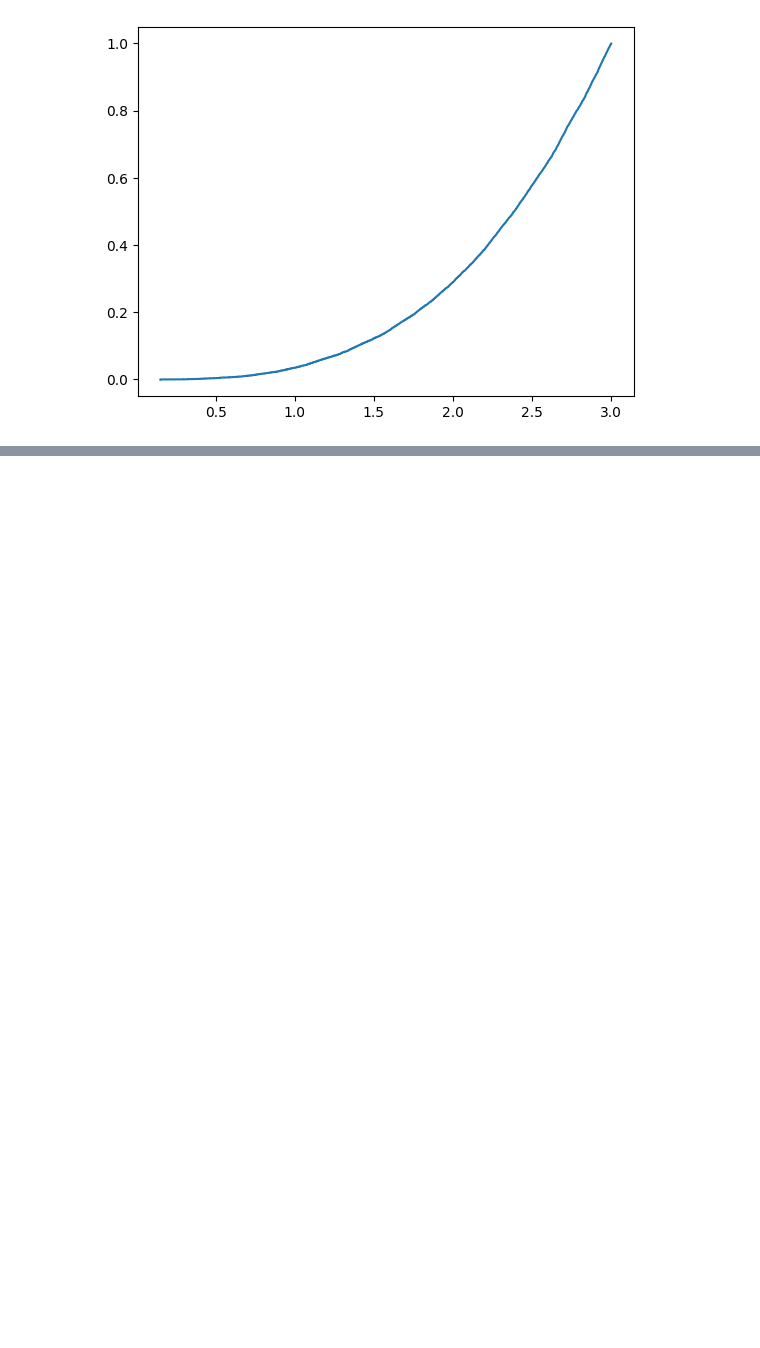
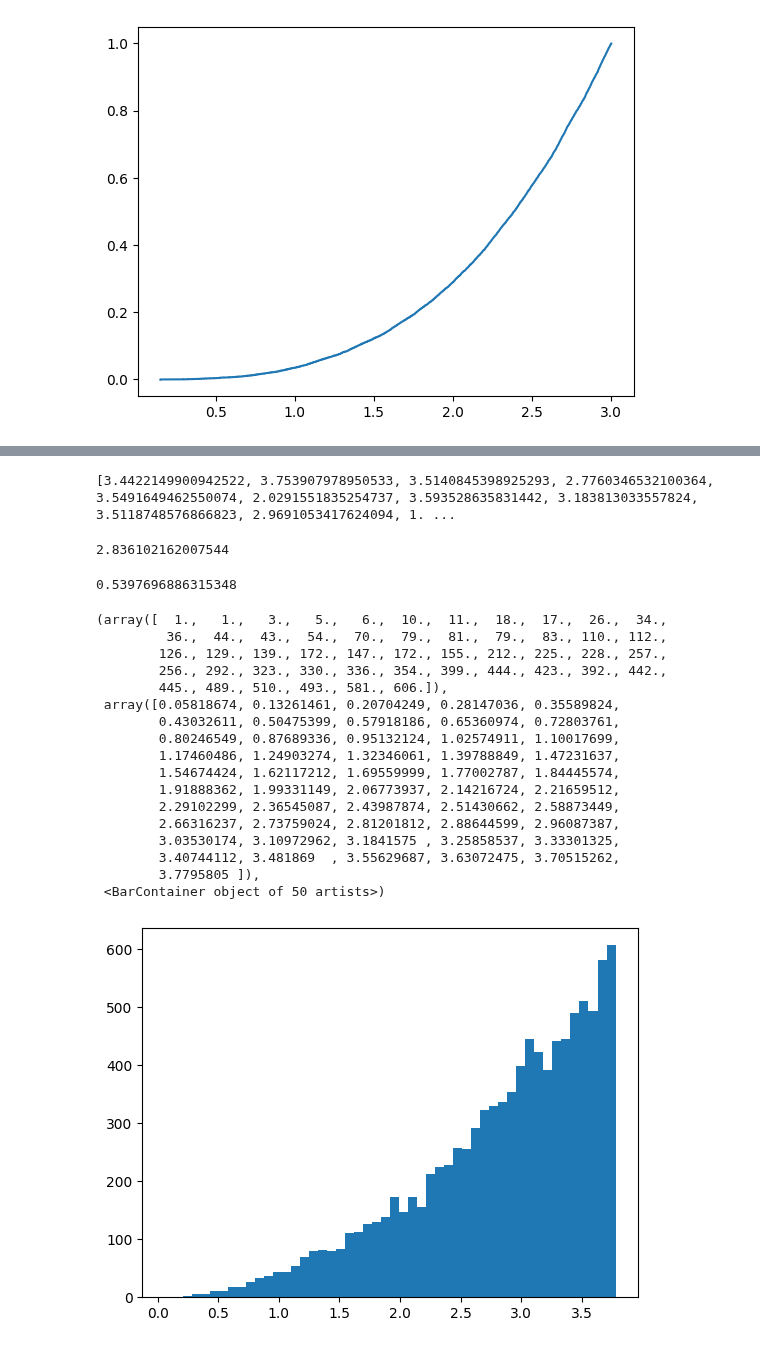
Before and after one commit to MartaPCastillo/Simulaci-n-I-, a Jupyter notebook: Ejemplos(22_05_24).ipynb, the cells around one changed output, grey strips where cells are left out. Saved outputs shown, nothing was run; the diff lists cells and outputs as text; code cells hidden in the pictures; blank space fills up the shorter version.

```diff
--- a/Ejemplos(22_05_24).ipynb
+++ b/Ejemplos(22_05_24).ipynb
@@ -78,0 +93,44 @@ plt.step(X,Y)
+# %%
+def ejem2(n):
+    lista = []
+    for i in range(n):
+      u=random.random()
+      X = (54*u)**(1/3)
+      lista.append(X)
+    return lista
+# %%
+J=ejem2(10000)
+print(J)
+# %% [output]
+[3.4422149900942522, 3.753907978950533, 3.5140845398925293, 2.7760346532100364, 3.5491649462550074, 2.0291551835254737, 3.593528635831442, 3.183813033557824, 3.5118748576866823, 2.9691053417624094, 1. ...
+# %%
+mu=np.mean(J)
+print(mu)
+# %% [output]
+2.836102162007544
+# %%
+sigma2=np.var(J)
+print(sigma2)
+# %% [output]
+0.5397696886315348
+# %%
+plt.hist(J, bins=50)
+# %% [output]
+(array([  1.,   1.,   3.,   5.,   6.,  10.,  11.,  18.,  17.,  26.,  34.,
+         36.,  44.,  43.,  54.,  70.,  79.,  81.,  79.,  83., 110., 112.,
+        126., 129., 139., 172., 147., 172., 155., 212., 225., 228., 257.,
+        256., 292., 323., 330., 336., 354., 399., 444., 423., 392., 442.,
+        445., 489., 510., 493., 581., 606.]),
+ array([0.05818674, 0.13261461, 0.20704249, 0.28147036, 0.35589824,
+        0.43032611, 0.50475399, 0.57918186, 0.65360974, 0.72803761,
+        0.80246549, 0.87689336, 0.95132124, 1.02574911, 1.10017699,
+        1.17460486, 1.24903274, 1.32346061, 1.39788849, 1.47231637,
+        1.54674424, 1.62117212, 1.69559999, 1.77002787, 1.84445574,
+        1.91888362, 1.99331149, 2.06773937, 2.14216724, 2.21659512,
+        2.29102299, 2.36545087, 2.43987874, 2.51430662, 2.58873449,
+        2.66316237, 2.73759024, 2.81201812, 2.88644599, 2.96087387,
+        3.03530174, 3.10972962, 3.1841575 , 3.25858537, 3.33301325,
+        3.40744112, 3.481869  , 3.55629687, 3.63072475, 3.70515262,
+        3.7795805 ]),
+ <BarContainer object of 50 artists>)
+[figure, added]
```
Also changed, not shown: parts of 19 cells of this notebook.
